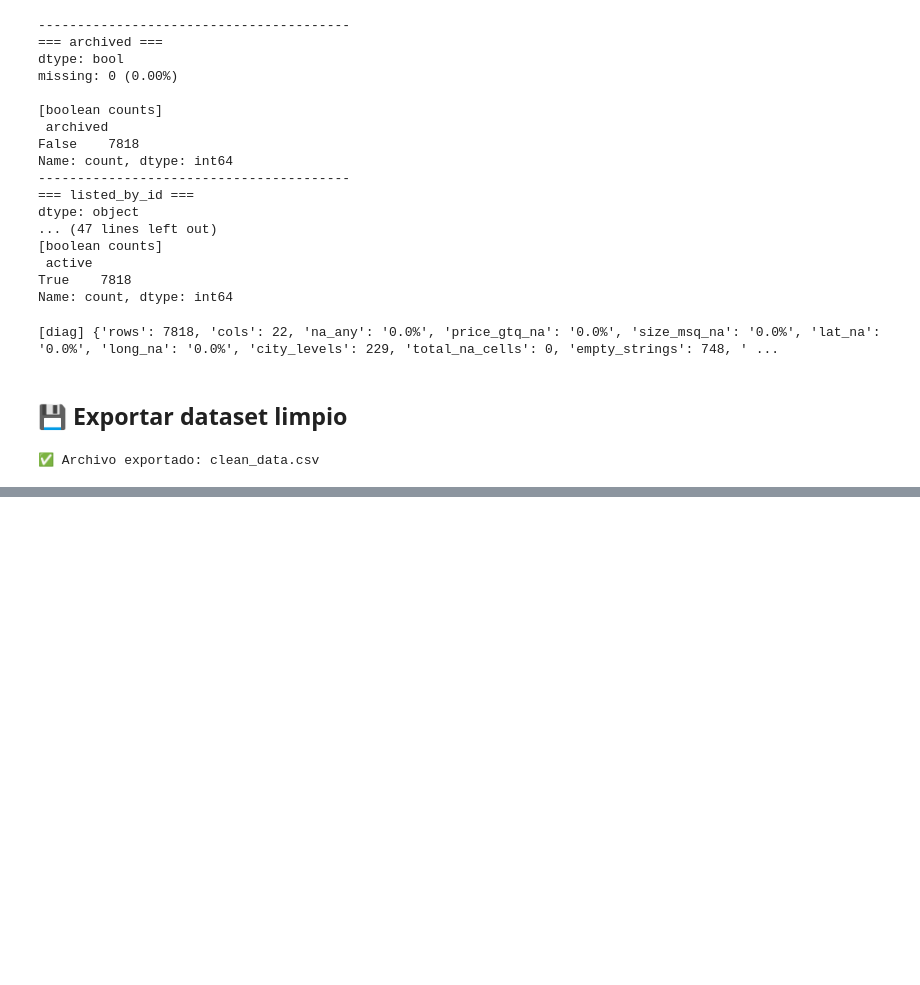
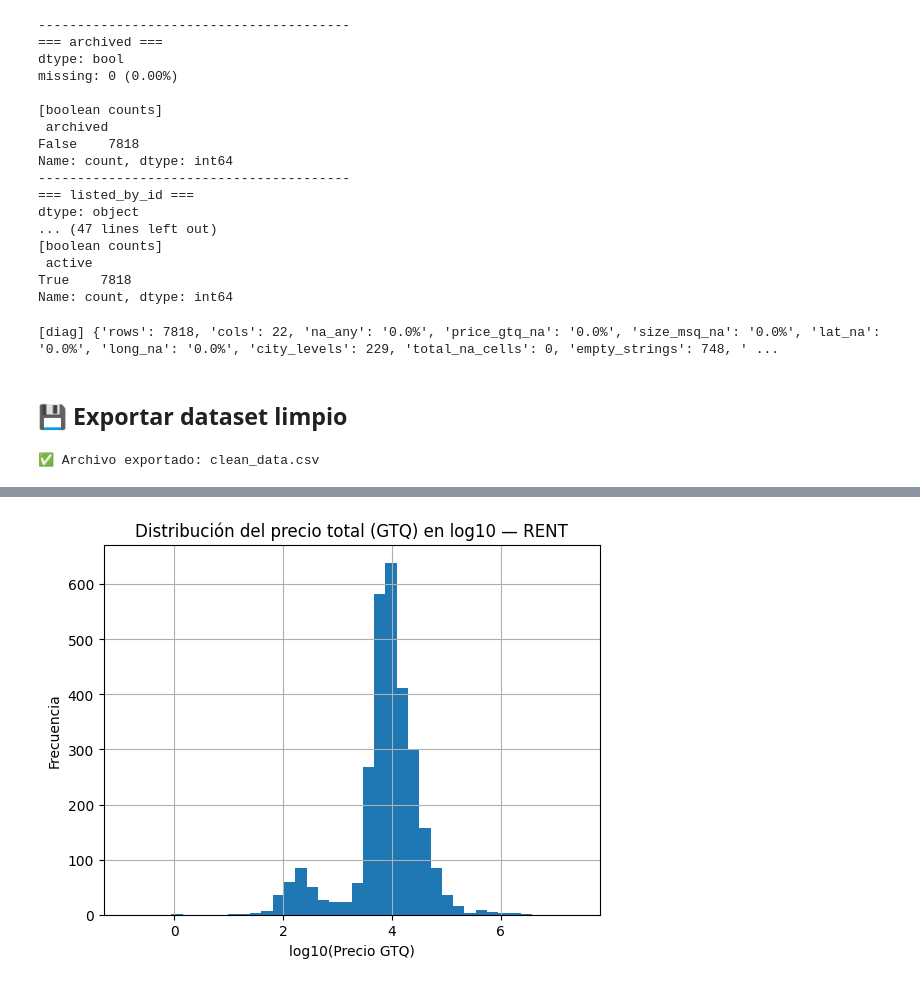
Before and after one commit to Dahernandezsilve/ResponsibleAI-Realworld-Data-Scraper, a Jupyter notebook: preprocessingRealState.ipynb, the cells around one changed output, grey strips where cells are left out. Cells and saved outputs as stored; diff of their text form; code cells hidden in the pictures; blank space fills up the shorter version.

```diff
--- a/preprocessingRealState.ipynb
+++ b/preprocessingRealState.ipynb
@@ -636,0 +682,26 @@ print("✅ Archivo exportado: clean_data.csv")
+# %%
+import numpy as np
+import matplotlib.pyplot as plt
+
+# Normaliza la columna type para filtrar
+t = df["type"].astype(str).str.strip().str.lower()
+
+# Sincroniza bins usando todo el universo válido
+s_all = df["price_gtq"].dropna()
+s_all = s_all[s_all > 0]
+log_all = np.log10(s_all)
+bins = np.histogram_bin_edges(log_all, bins=40)
+
+# Subconjunto RENT (sinónimos comunes)
+rent_mask = t.isin(["rent", "renta", "alquiler", "lease"])
+s = df.loc[rent_mask, "price_gtq"].dropna()
+s = s[s > 0]
+
+plt.figure()
+np.log10(s).hist(bins=bins)
+plt.xlabel("log10(Precio GTQ)")
+plt.ylabel("Frecuencia")
+plt.title("Distribución del precio total (GTQ) en log10 — RENT")
+plt.show()
+# %% [output]
+[figure, added]
```
Also changed, not shown: parts of 11 cells of this notebook.
